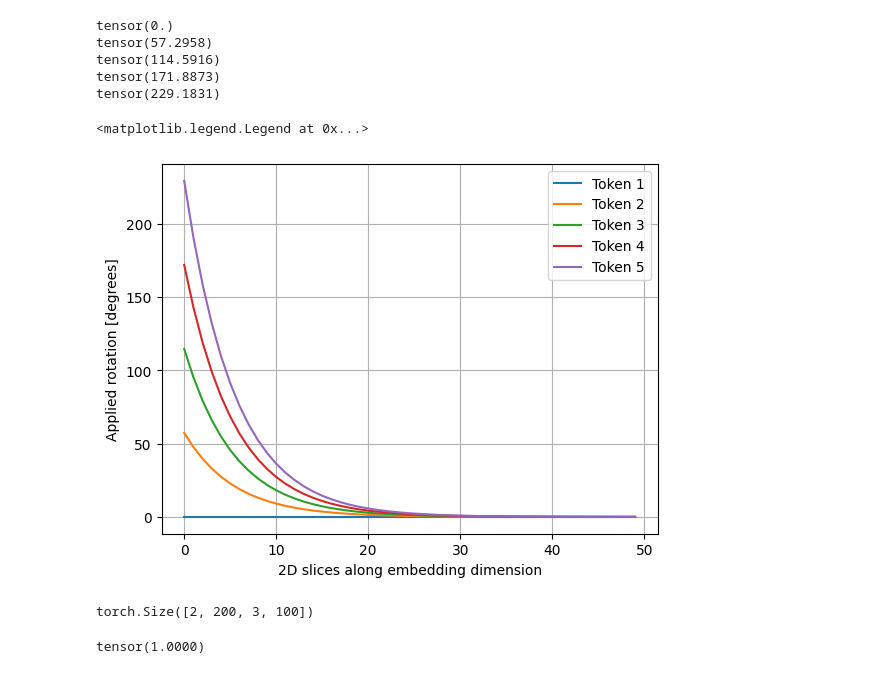
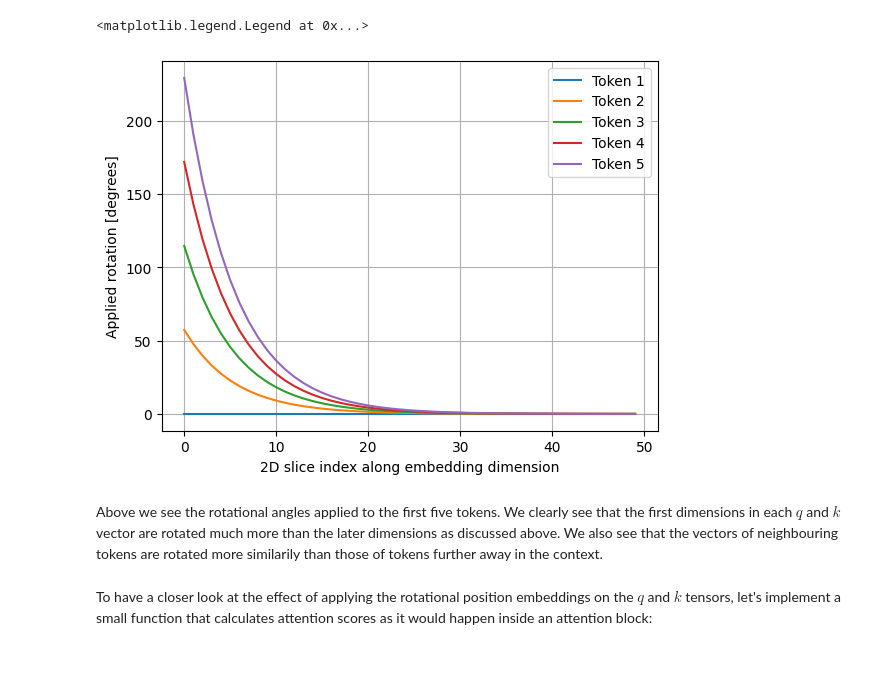
Before and after one commit to crs17/sturnus, a Jupyter notebook: notebooks/RoPE.ipynb, the cells around one changed output. Drawn from its saved outputs; the diff is of its cells as text; code cells hidden in the pictures.

```diff
--- a/notebooks/RoPE.ipynb
+++ b/notebooks/RoPE.ipynb
@@ -66,32 +35,31 @@ tensor([[ 1.0000+0.0000e+00j,  1.0000+0.0000e+00j,  1.0000+0.0000e+00j,
 # %%
+import matplotlib.pylab as plt
+
+
 fig, ax = plt.subplots()
 
 for i in range(0, 5):
     c_b = torch.view_as_real(c_values)[i,:]
-    angle = torch.atan2(c_b[:, 1], c_b[:, 0]) * 180/torch.pi
+    angle = torch.atan2(c_b[:, 1], c_b[:, 0]) * 180 / torch.pi
     angle[angle<0] += 360
     ax.plot(
         range(int(P/2)),
         angle,
         label=f'Token {i+1}'
     )
+# ax.plot(thetas * 180 / torch.pi, '--', label='θ')
 
-ax.set_xlabel('2D slices along embedding dimension')
+ax.set_xlabel('2D slice index along embedding dimension')
 ax.set_ylabel('Applied rotation [degrees]')
 ax.grid()
 ax.legend()
 # %% [output]
-tensor(0.)
-tensor(57.2958)
-tensor(114.5916)
-tensor(171.8873)
-tensor(229.1831)
+<matplotlib.legend.Legend at 0x...>
-<matplotlib.legend.Legend at 0x...>
-[figure, old version]
+[figure, new version]
-# %%
-q_.shape
-# %% [output]
-torch.Size([2, 200, 3, 100])
+# %% [markdown]
+Above we see the rotational angles applied to the first five tokens. We clearly see that the first dimensions in each $q$ and $k$ vector are rotated much more than the later dimensions as discussed above. We also see that the vectors of neighbouring tokens are rotated more similarily than those of tokens further away in the context.
+# %% [markdown]
+To have a closer look at the effect of applying the rotational position embeddings on the $q$ and $k$ tensors, let's implement a small function that calculates attention scores as it would happen inside an attention block:
 # %%
 def calculate_attention_scores(qi, ki):
     B, C, H, P = qi.shape
@@ -106,7 +74,3 @@ def calculate_attention_scores(qi, ki):
 
 attention_scores = calculate_attention_scores(q, k)
 attention_scores_ = calculate_attention_scores(q_, k_)
-# %%
-torch.max(q)
-# %% [output]
-tensor(1.0000)
```
Also changed, not shown: parts of 47 cells of this notebook.
